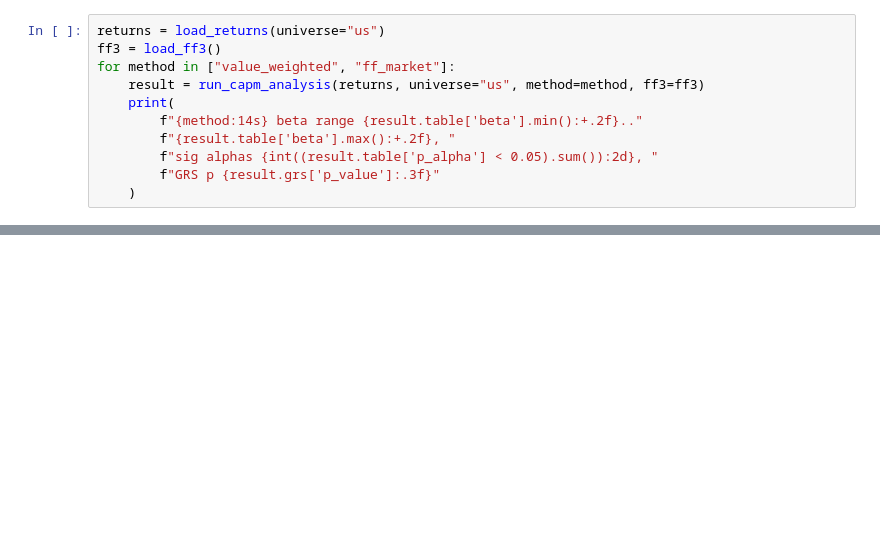
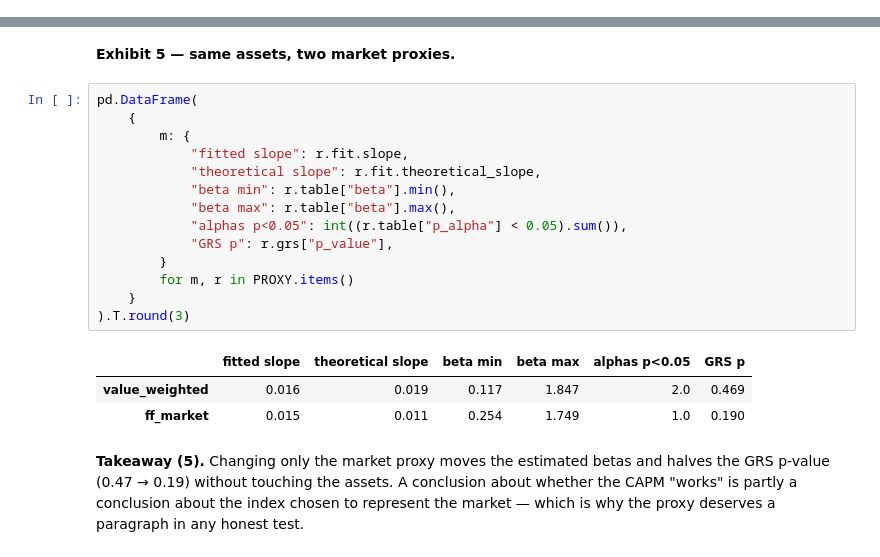
Before and after one commit to Prolead1/goldman, a Jupyter notebook: notebooks/report.ipynb, the cells around one changed output, grey strips where cells are left out. Drawn from its saved outputs; the diff is of its cells as text; blank space fills up the shorter version.

```diff
--- a/notebooks/capm_analysis.ipynb
+++ b/notebooks/report.ipynb
@@ -121,11 +0,0 @@ Fama–French market. Betas and the GRS verdict can move materially.
-# %%
-returns = load_returns(universe="us")
-ff3 = load_ff3()
-for method in ["value_weighted", "ff_market"]:
-    result = run_capm_analysis(returns, universe="us", method=method, ff3=ff3)
-    print(
-        f"{method:14s} beta range {result.table['beta'].min():+.2f}.."
-        f"{result.table['beta'].max():+.2f}, "
-        f"sig alphas {int((result.table['p_alpha'] < 0.05).sum()):2d}, "
-        f"GRS p {result.grs['p_value']:.3f}"
-    )
@@ -147,0 +380,26 @@ constant risk-free rate until a MAS/SORA series is committed.
+# %% [markdown]
+**Exhibit 5 — same assets, two market proxies.**
+# %%
+pd.DataFrame(
+    {
+        m: {
+            "fitted slope": r.fit.slope,
+            "theoretical slope": r.fit.theoretical_slope,
+            "beta min": r.table["beta"].min(),
+            "beta max": r.table["beta"].max(),
+            "alphas p<0.05": int((r.table["p_alpha"] < 0.05).sum()),
+            "GRS p": r.grs["p_value"],
+        }
+        for m, r in PROXY.items()
+    }
+).T.round(3)
+# %% [output]
+|  | fitted slope | theoretical slope | beta min | beta max | alphas p<0.05 | GRS p |
+| value_weighted | 0.016 | 0.019 | 0.117 | 1.847 | 2.0 | 0.469 |
+| ff_market | 0.015 | 0.011 | 0.254 | 1.749 | 1.0 | 0.190 |
+# %% [markdown]
+**Takeaway (5).** Changing only the market proxy moves the estimated betas and
+halves the GRS p-value (0.47 → 0.19) without touching the assets. A conclusion
+about whether the CAPM "works" is partly a conclusion about the index chosen to
+represent the market — which is why the proxy deserves a paragraph in any honest
+test.
```
Also changed, not shown: parts of 50 cells of this notebook, 2 other files.
